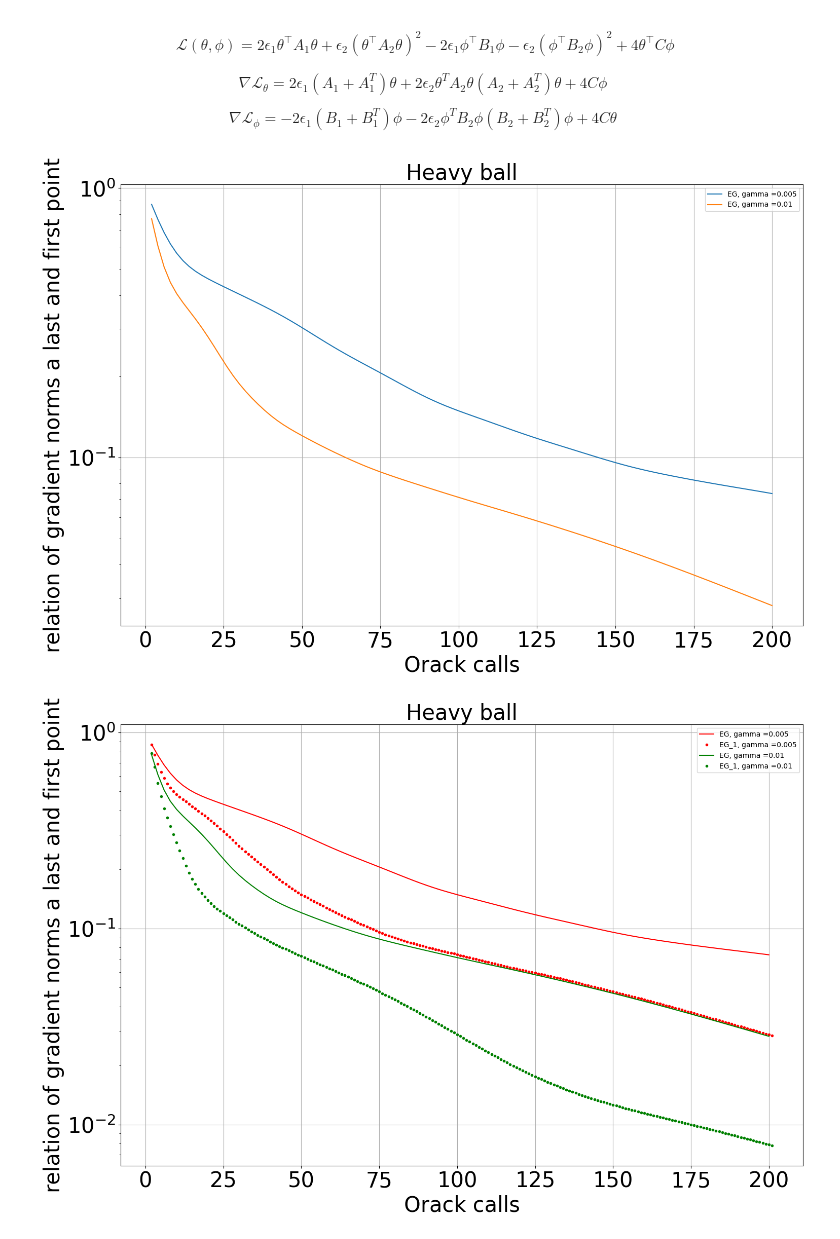
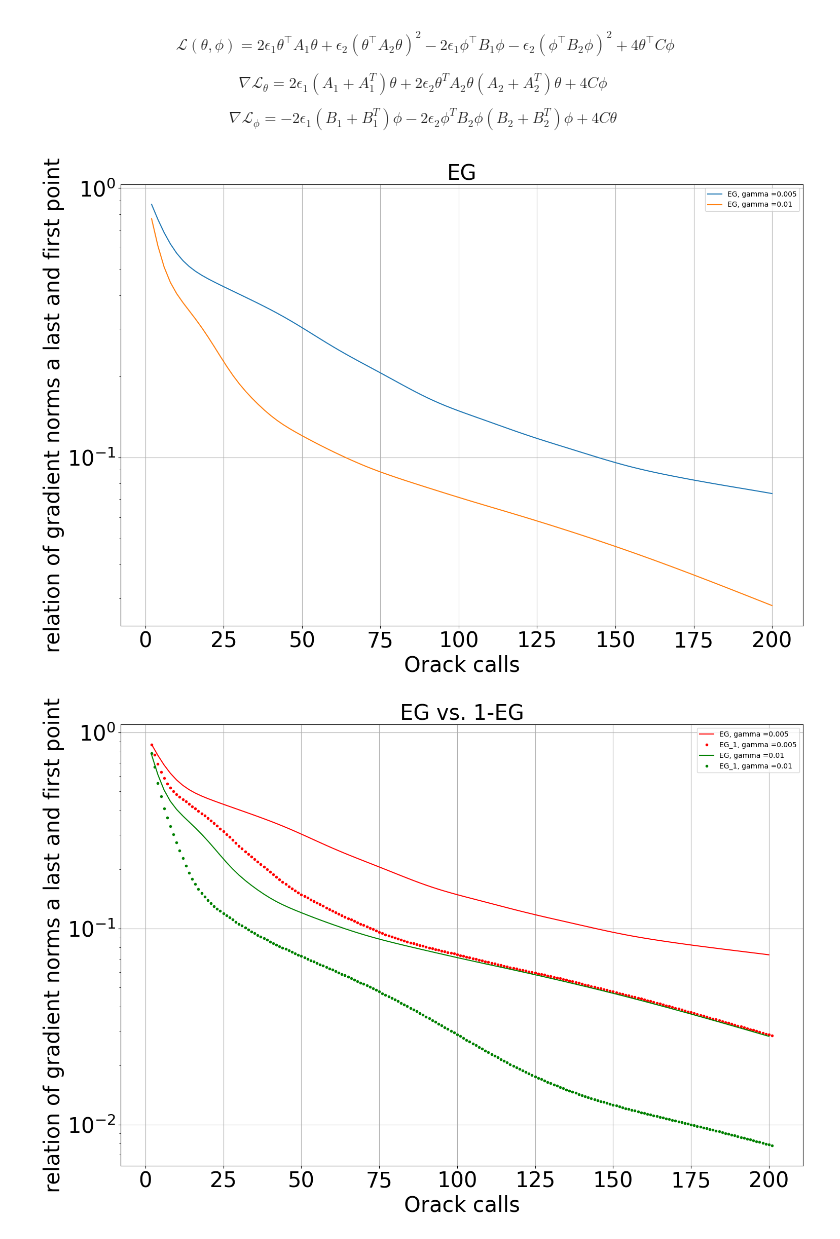
Before and after one commit to dimitryvinichenko/optimization-for-ML, a Jupyter notebook: optimization_final_project.ipynb, the cells around one changed output. Saved outputs shown, nothing was run; the diff lists cells and outputs as text; code cells hidden in the pictures.

```diff
--- a/optimization_final_project.ipynb
+++ b/optimization_final_project.ipynb
@@ -122,35 +122,35 @@ f,ax1 = plt.subplots(1,figsize = (15,10))
 
 iters = 100
 epsilon_1 = 1
 epsilon_2 = 0
 gamma_array = np.array([0.005, 0.01])
 
 for gamma in gamma_array:
 
     criterions, oracl_calls = EG(A_1, A_2, B_1, B_2, C, X, epsilon_1, epsilon_2, gamma, K = iters, eps = 1e-10)
     plt.plot(oracl_calls, criterions, label='EG, gamma ='+str(gamma))
 
 
 ax1.grid(alpha = 1)
 ax1.xaxis.set_major_locator(MaxNLocator(integer=False))
 ax1.set_xlabel('Orack calls', fontsize = 30 )
 ax1.set_ylabel('relation of gradient norms a last and first point', fontsize = 30 )
 
 #ax1.set_ylabel('$\frac{\| \nabla f(x^k) \|}{\| \nabla f(x^0) \|}$', fontsize = 30 )
 
 ax1.legend(fontsize = 10)
 
 
 ax1.tick_params(axis='x', labelsize=30)
 ax1.tick_params(axis='y', labelsize=30)
 
 plt.tight_layout()
 
-plt.title('Heavy ball', fontsize = 30)
+plt.title('EG', fontsize = 30)
 plt.yscale('log')
 plt.show()
 # %% [output]
-[figure, old version]
+[figure, new version]
 # %%
 f,ax1 = plt.subplots(1,figsize = (15,10))
 
@@ -187,8 +187,8 @@ ax1.tick_params(axis='y', labelsize=30)
 
 plt.tight_layout()
 
-plt.title('Heavy ball', fontsize = 30)
+plt.title('EG vs. 1-EG', fontsize = 30)
 plt.yscale('log')
 plt.show()
 # %% [output]
-[figure, old version]
+[figure, new version]
```
